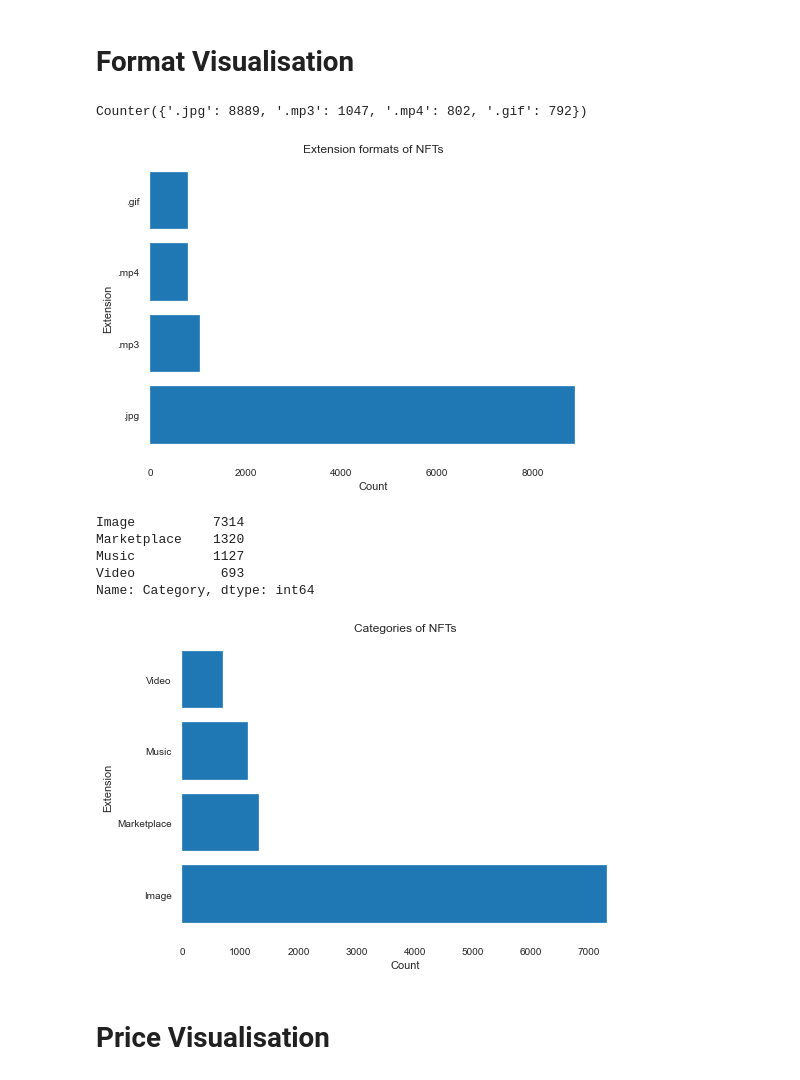
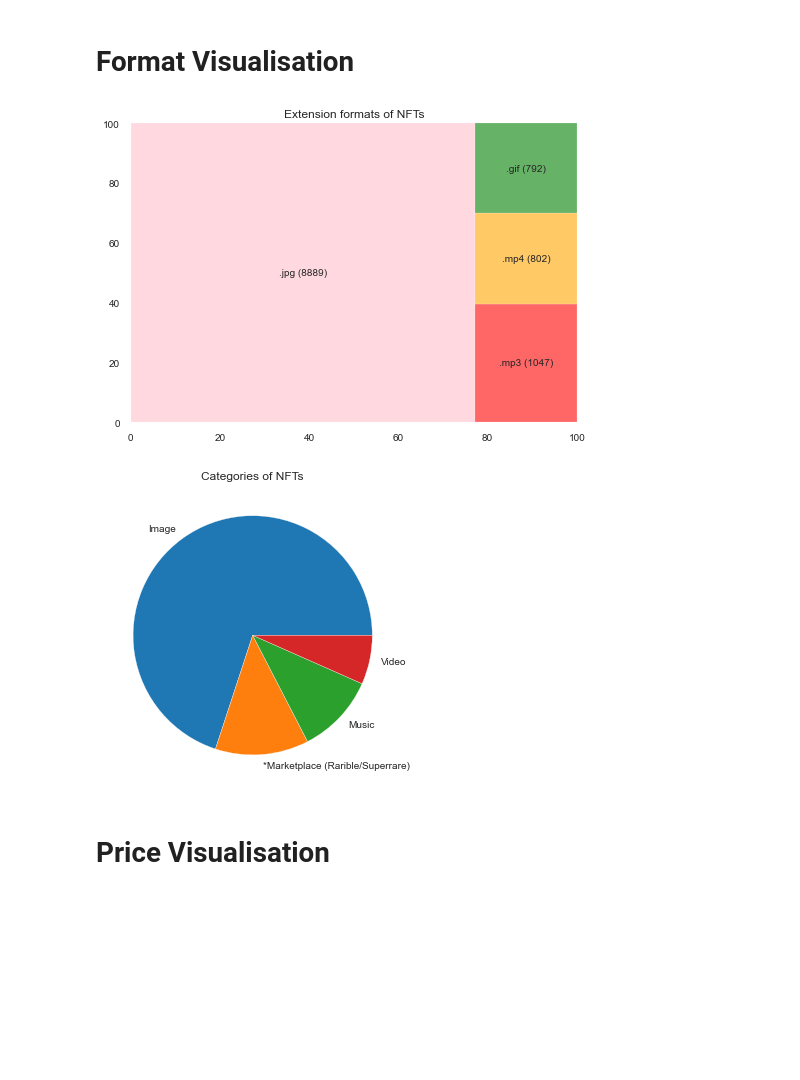
Before and after one commit to Cawinchan/opensea_data_extractor, a Jupyter notebook: data_visualisation.ipynb, the cells around one changed output. Cells and saved outputs as stored; diff of their text form; code cells hidden in the pictures; blank space fills up the shorter version.

```diff
--- a/data_visualisation.ipynb
+++ b/data_visualisation.ipynb
@@ -14,8 +14,9 @@ category = {'Async Music':"Music", 'Boonji Project':"Image", 'Bored Ape Yacht Cl
             'VeeFriends':"Image", 'CryptoPunks':"Image", 'Doodles':"Image", 'EulerBeats Enigma':"Music",
             'EulerBeats Genesis':"Music", 'Cryptoblots by Dam Aggott-Hnsch':"Image",
             'JingleBe NFT COLLECTION':"Music", 'LOSTPOETS':"Image", 'NAMEWEE4896 Collection':"Music",
-            'Nifty Sax Spheres':"Music", 'Rarible':"Marketplace", 'Song A Day':"Video", '"I\'m Spottie"':"Music",
-            'SuperRare':"Marketplace", 'THE SHIBOSHIS':"Image"}
+            'Nifty Sax Spheres':"Music", 'Rarible':"*Marketplace (Rarible/Superrare)", 'Song A Day':"Video", '"I\'m Spottie"':"Music",
+            'SuperRare':"*Marketplace (Rarible/Superrare)", 'THE SHIBOSHIS':"Image"}
+# All categories/ Music|Video|Iamge
 
 df = pd.DataFrame()
 
@@ -88,6 +85,8 @@ Text(0, 0.5, 'Count')
 # Format Visualisation
 # %%
 from collections import Counter
+import squarify
+
 contents = []
 
 for key,values in df.media_filenames.iteritems():
@@ -99,27 +98,36 @@ for key,values in df.media_filenames.iteritems():
         contents.append(values[-4:])
 
 counter = Counter(contents)
-plt.barh(list(counter.keys()),counter.values())
+squarify.plot(label=[f"{k} ({v})" for k, v in counter.items()],sizes=counter.values(), alpha=0.6,color=("pink", "red", "orange", "green"))
 plt.title("Extension formats of NFTs")
-plt.xlabel("Count")
-plt.ylabel("Extension")
-print(counter)
+plt.savefig('visualisations/Extension_formats_of_NFTs.pdf')
+plt.show()
+# fig = plt.figure(
+#     FigureClass=Waffle,
+#     rows=1000,
+#     values=counter,
+#     colors=("#983D3D", "#232066", "#DCB732", "green"),
+#     title={'label': 'Extension formats of NFTs', 'loc': 'left'},
+#     labels=[f"{k} ({v})" for k, v in counter.items()],
+#     legend={'loc': 'lower left', 'bbox_to_anchor': (0, -0.4), 'ncol': len(counter), 'framealpha': 0},
+#     starting_location='NW',
+#     block_arranging_style='snake'
+# )
+# fig.gca().set_facecolor('#EEEEEE')
+# fig.set_facecolor('#EEEEEE')
+# plt.show()
+# plt.barh(list(counter.keys()),counter.values())
+# plt.xlabel("Count")
+# plt.ylabel("Extension")
+# print(counter)
 # %% [output]
-Counter({'.jpg': 8889, '.mp3': 1047, '.mp4': 802, '.gif': 792})
-[figure, old version]
+[figure, new version]
 # %%
-plt.barh(df.Category.value_counts().keys(),df.Category.value_counts().values)
+plt.pie(labels=df.Category.value_counts().keys(),x=df.Category.value_counts().values)
 plt.title("Categories of NFTs")
-plt.xlabel("Count")
-plt.ylabel("Extension")
-print(df.Category.value_counts())
+plt.savefig('visualisations/Categories_of_NFTs.pdf')
 # %% [output]
-Image          7314
-Marketplace    1320
-Music          1127
-Video           693
-Name: Category, dtype: int64
-[figure, old version]
+[figure, new version]
 # %% [markdown]
 # Price Visualisation
 # %%
```
Also changed, not shown: parts of 14 cells of this notebook, 23 other files.
